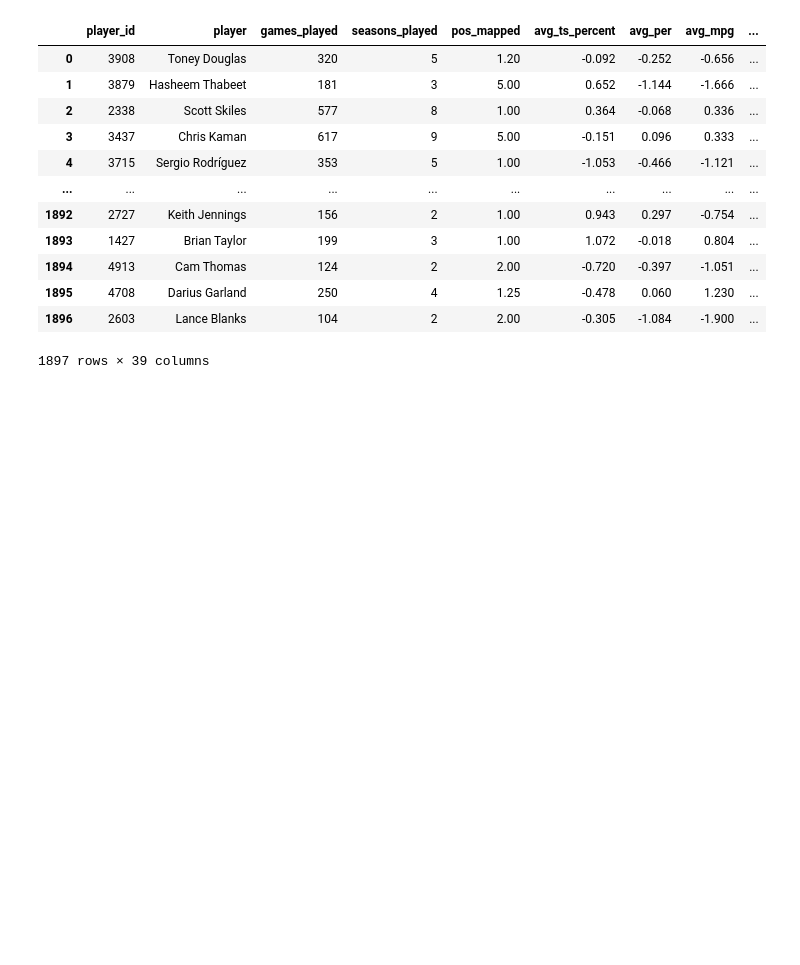
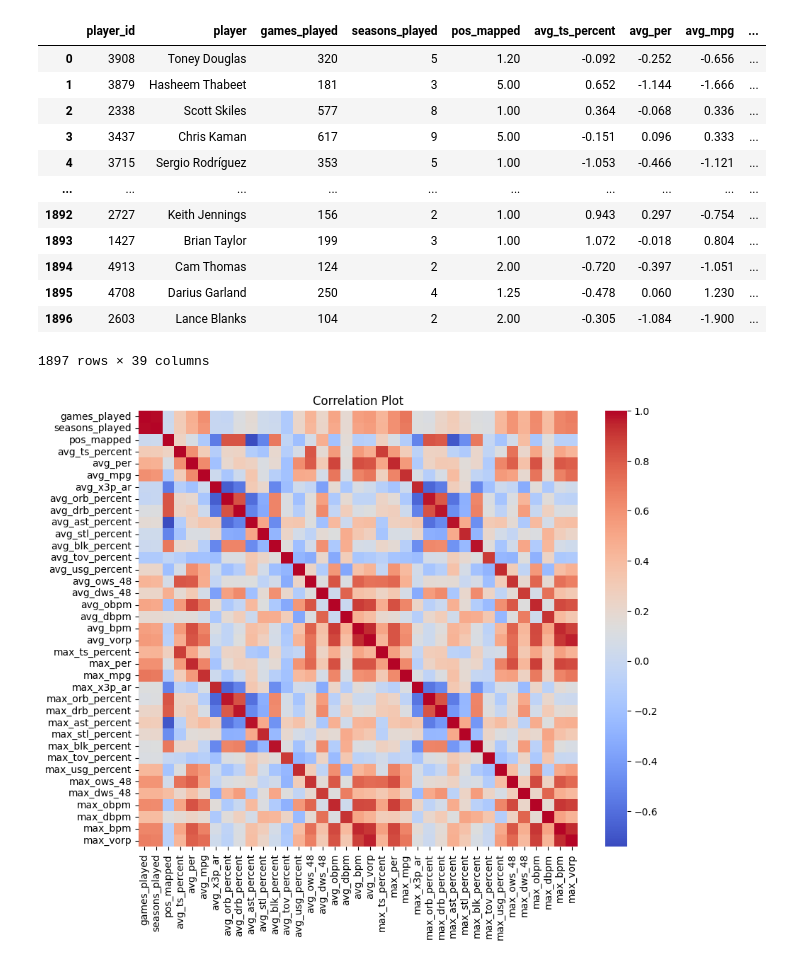
Before and after one commit to smukhi92/ISYE6740_CDA_FA23_Project, a Jupyter notebook: nba_stats_data_pipeline.ipynb, the cells around one changed output. Drawn from its saved outputs; the diff is of its cells as text; code cells hidden in the pictures; blank space fills up the shorter version.

Commit message:
Add correlation heatmap

```diff
--- a/nba_stats_data_pipeline.ipynb
+++ b/nba_stats_data_pipeline.ipynb
@@ -357,3 +357,17 @@ display(pdf_final)
 1897 rows × 39 columns
 # %%
 pdf_final.to_csv("cleaned_data/nba_cleaned_data.csv", index=False)
+# %%
+import seaborn as sns
+import matplotlib.pyplot as plt
+
+# Calculate the correlation matrix
+correlation_matrix = pdf_final.iloc[:,2:].corr()
+
+# Plotting the correlation matrix as a heatmap
+plt.figure(figsize=(10, 8))
+sns.heatmap(correlation_matrix, annot=False, cmap='coolwarm', fmt=".2f")
+plt.title('Correlation Plot')
+plt.show()
+# %% [output]
+[figure, added]
```
Also changed, not shown: parts of 1 cell of this notebook, 2 other files.
